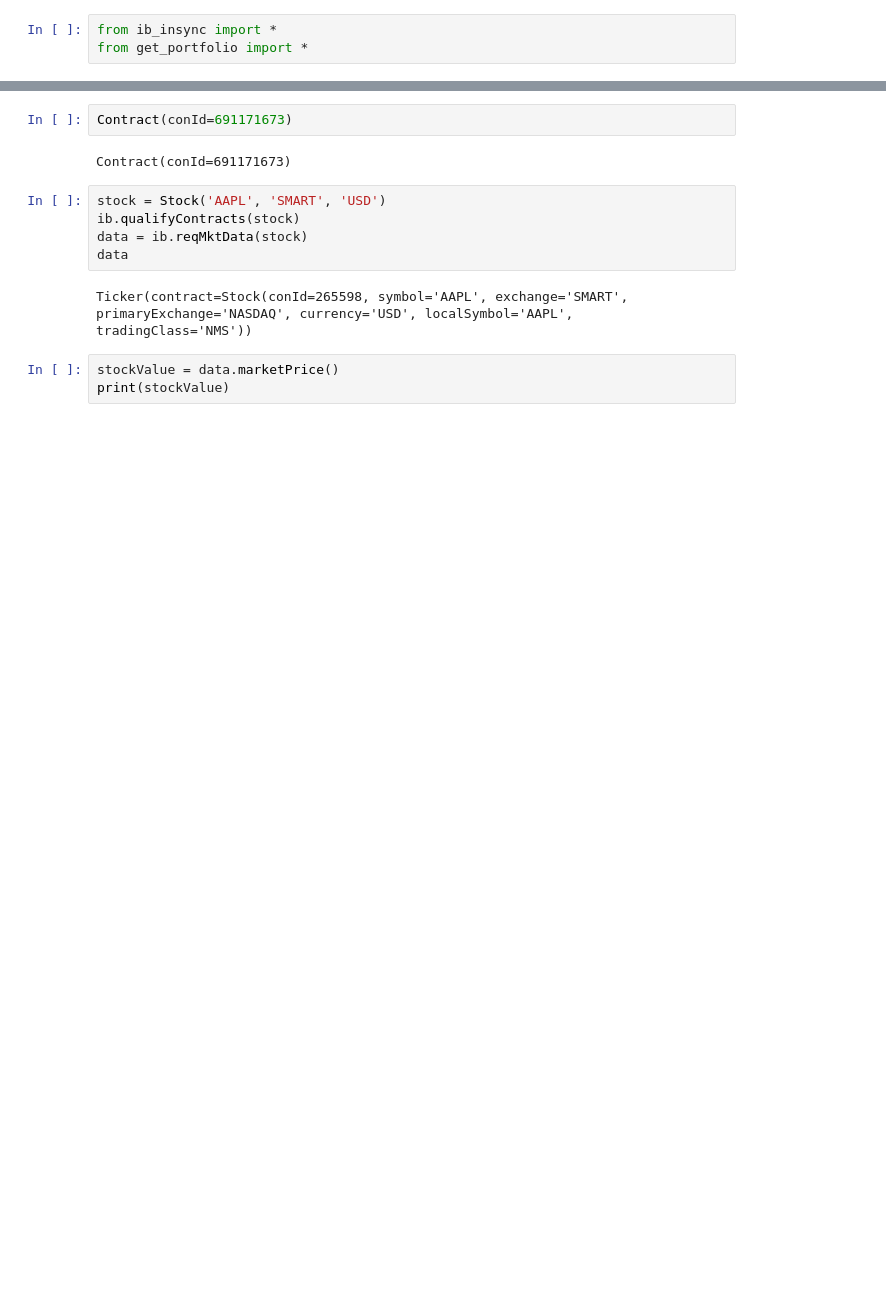
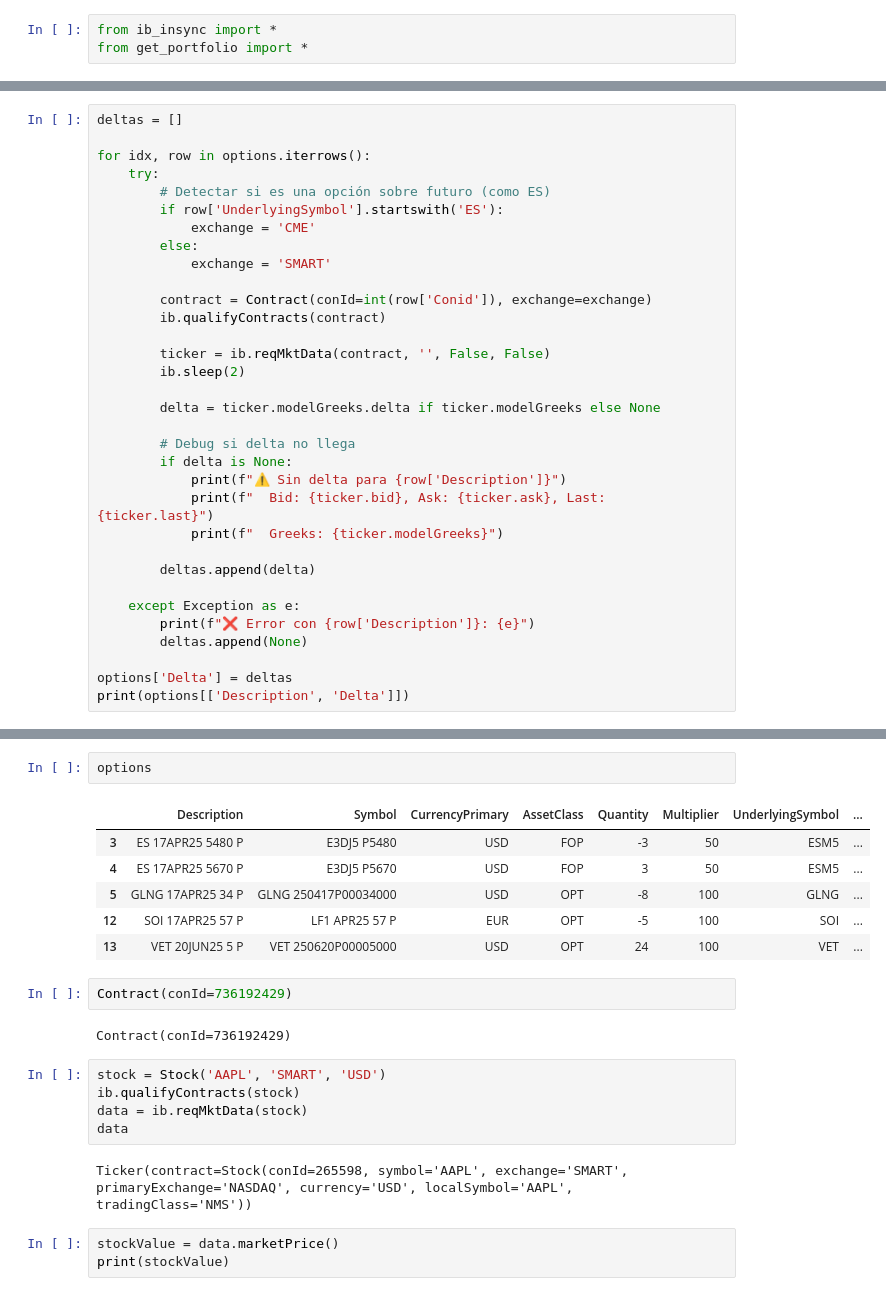
Before and after one commit to caan-am/exposition_tracker, a Jupyter notebook: test_deltas.ipynb, the cells around one changed output, grey strips where cells are left out. Cells and saved outputs as stored; diff of their text form; blank space fills up the shorter version.

Commit message:
Able to extract deltas with ibsync

```diff
--- a/test_deltas.ipynb
+++ b/test_deltas.ipynb
@@ -96,0 +60,33 @@ options
+# %%
+deltas = []
+
+for idx, row in options.iterrows():
+    try:
+        # Detectar si es una opción sobre futuro (como ES)
+        if row['UnderlyingSymbol'].startswith('ES'):
+            exchange = 'CME'
+        else:
+            exchange = 'SMART'
+
+        contract = Contract(conId=int(row['Conid']), exchange=exchange)
+        ib.qualifyContracts(contract)
+
+        ticker = ib.reqMktData(contract, '', False, False)
+        ib.sleep(2)
+
+        delta = ticker.modelGreeks.delta if ticker.modelGreeks else None
+
+        # Debug si delta no llega
+        if delta is None:
+            print(f"⚠️ Sin delta para {row['Description']}")
+            print(f"  Bid: {ticker.bid}, Ask: {ticker.ask}, Last: {ticker.last}")
+            print(f"  Greeks: {ticker.modelGreeks}")
+
+        deltas.append(delta)
+
+    except Exception as e:
+        print(f"❌ Error con {row['Description']}: {e}")
+        deltas.append(None)
+
+options['Delta'] = deltas
+print(options[['Description', 'Delta']])
@@ -97,7 +109,16 @@ options
+# %%
+options
+# %% [output]
+|  | Description | Symbol | CurrencyPrimary | AssetClass | Quantity | Multiplier | UnderlyingSymbol | ... |
+| 3 | ES 17APR25 5480 P | E3DJ5 P5480 | USD | FOP | -3 | 50 | ESM5 | ... |
+| 4 | ES 17APR25 5670 P | E3DJ5 P5670 | USD | FOP | 3 | 50 | ESM5 | ... |
+| 5 | GLNG 17APR25 34 P | GLNG 250417P00034000 | USD | OPT | -8 | 100 | GLNG | ... |
+| 12 | SOI 17APR25 57 P | LF1 APR25 57 P | EUR | OPT | -5 | 100 | SOI | ... |
+| 13 | VET 20JUN25 5 P | VET 250620P00005000 | USD | OPT | 24 | 100 | VET | ... |
 # %%
-Contract(conId=691171673)
+Contract(conId=736192429)
 # %% [output]
-Contract(conId=691171673)
+Contract(conId=736192429)
 # %%
 stock = Stock('AAPL', 'SMART', 'USD')
 ib.qualifyContracts(stock)
```
Also changed, not shown: parts of 9 cells of this notebook.
